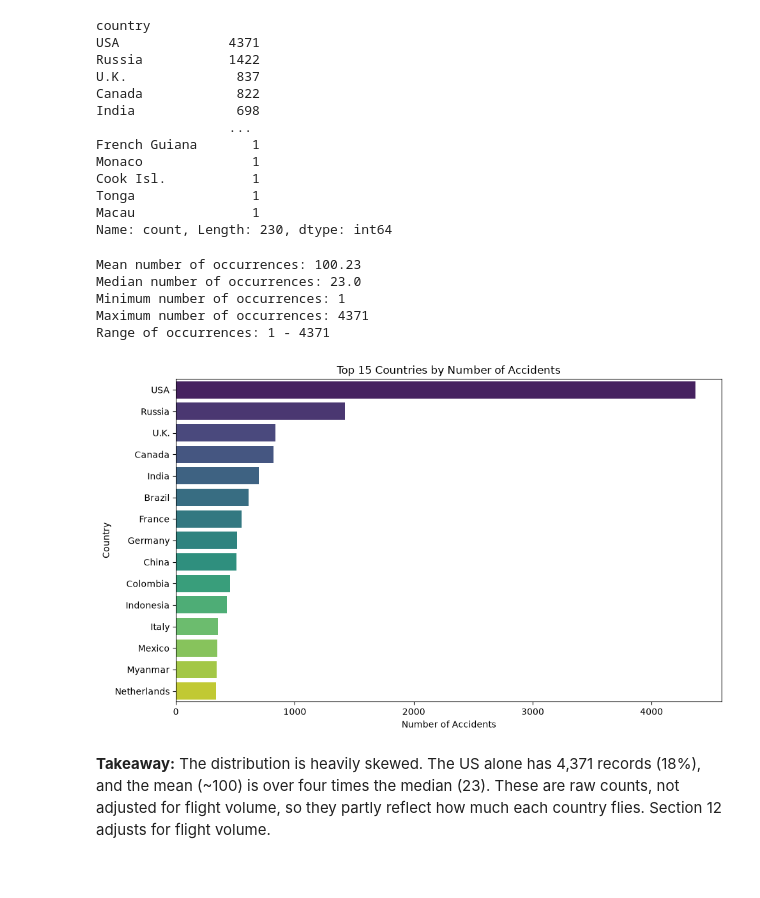
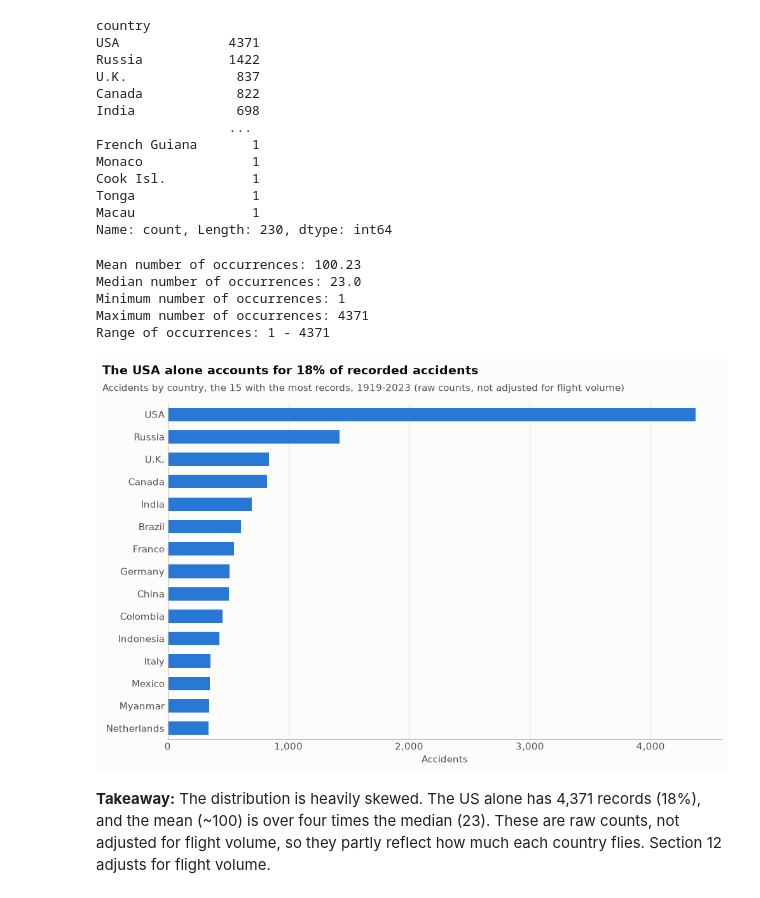
Before and after one commit to theamanali/civil-aviation-accident-analysis, a Jupyter notebook: analysis.ipynb, the cells around one changed output. Saved outputs shown, nothing was run; the diff lists cells and outputs as text; code cells hidden in the pictures.

```diff
--- a/analysis.ipynb
+++ b/analysis.ipynb
@@ -203,26 +233,30 @@ Name: count, Length: 230, dtype: int64
 # %%
 print(f"Mean number of occurrences: {filtered_country_counts.mean():.2f}")
 print(f"Median number of occurrences: {filtered_country_counts.median()}")
 print(f"Minimum number of occurrences: {filtered_country_counts.min()}")
 print(f"Maximum number of occurrences: {filtered_country_counts.max()}")
 print(f"Range of occurrences: {filtered_country_counts.min()} - {filtered_country_counts.max()}")
 
 top_countries = filtered_country_counts.head(15)
+top_share = top_countries.iloc[0] / len(aviation_data)
 
-plt.figure(figsize=(10, 6))
-sns.barplot(x=top_countries.values, y=top_countries.index, hue=top_countries.index, palette="viridis", legend=False)
-plt.title("Top 15 Countries by Number of Accidents")
-plt.xlabel("Number of Accidents")
-plt.ylabel("Country")
+fig, ax = plt.subplots(figsize=(10, 6))
+sns.barplot(x=top_countries.values, y=top_countries.index, color=BLUE, saturation=1, width=0.6, orient="h", ax=ax)
+ax.set_xlabel("Accidents")
+ax.xaxis.set_major_formatter(THOUSANDS)
+ax.set_ylabel("")
+ax.grid(axis="y", visible=False)
 plt.tight_layout()
+add_titles(fig, f"The {top_countries.index[0]} alone accounts for {top_share:.0%} of recorded accidents",
+           "Accidents by country, the 15 with the most records, 1919-2023 (raw counts, not adjusted for flight volume)")
 plt.show()
 # %% [output]
 Mean number of occurrences: 100.23
 Median number of occurrences: 23.0
 Minimum number of occurrences: 1
 Maximum number of occurrences: 4371
 Range of occurrences: 1 - 4371
-[figure, old version]
+[figure, new version]
 # %% [markdown]
 **Takeaway:** The distribution is heavily skewed. The US alone has 4,371 records (18%), and the mean (~100) is over four times the median (23). These are raw counts, not adjusted for flight volume, so they partly reflect how much each country flies. Section 12 adjusts for flight volume.
 # %% [markdown]
```
Also changed, not shown: parts of 26 cells of this notebook, 7 other files.
